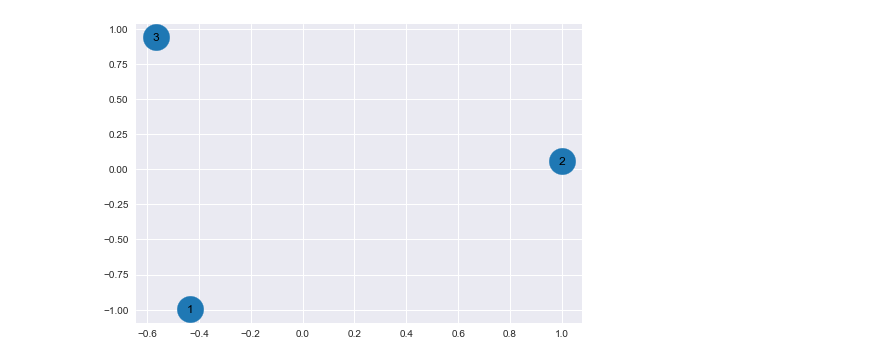
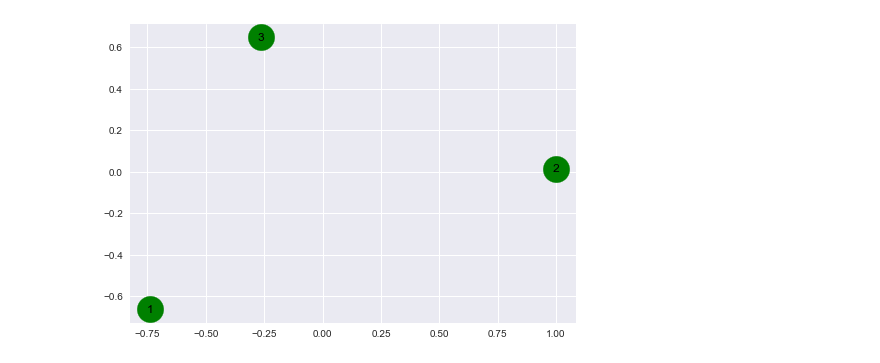
Before and after one commit to JayantGoel001/GraphsAndSocialNetworkAnalytics, a Jupyter notebook: Graph Using NetworkX.ipynb, the cells around one changed output. Cells and saved outputs as stored; diff of their text form; code cells hidden in the pictures.

```diff
--- a/Graph Using NetworkX.ipynb
+++ b/Graph Using NetworkX.ipynb
@@ -2,6 +2,11 @@
 import networkx as nx
 import matplotlib.pyplot as plt
 plt.style.use('seaborn')
+# %%
+def showNetork(G):
+    fig,ax = plt.subplots()
+    nx.draw_networkx(G,node_color='green',node_size=700,ax=ax)
+    ax.tick_params(left=True,bottom=True,labelleft=True,labelbottom=True)
 # %%
 #Create A An Empty Graph with No nodes and Edges
 G = nx.Graph()
@@ -11,9 +16,7 @@ G.add_node(1)
 # %%
 #Add A List Of Nodes
 G.add_nodes_from([2,3])
-# %%
-fig,ax = plt.subplots()
-nx.draw_networkx(G,node_colors='green',node_size=700,ax=ax)
-ax.tick_params(left=True,bottom=True,labelleft=True,labelbottom=True)
-# %% [output]
-[figure, removed]
+# %%
+showNetork(G)
+# %% [output]
+[figure, added]
```
Also changed, not shown: parts of 7 cells of this notebook.
